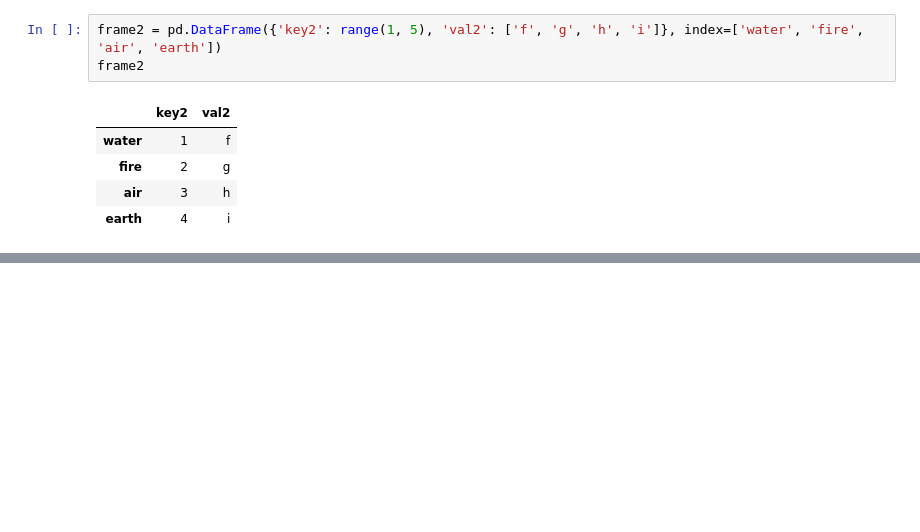
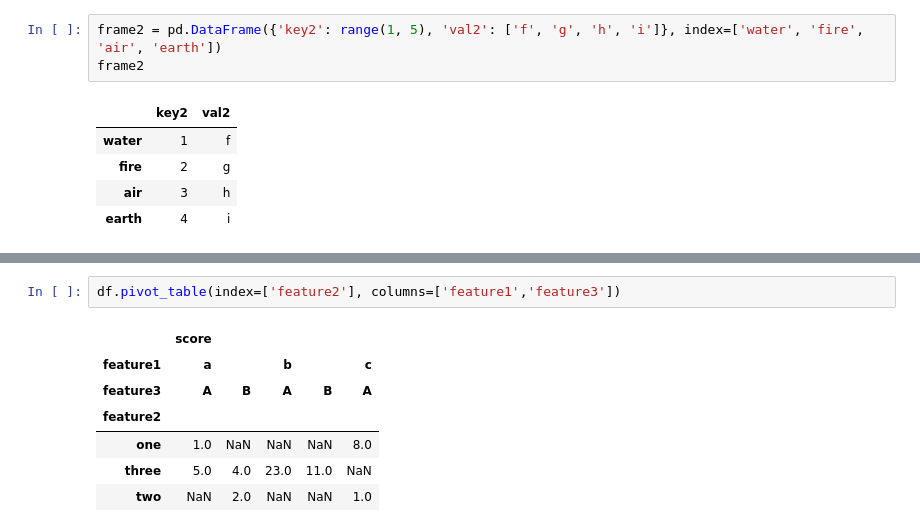
Before and after one commit to skeydan/data-science-with-python, a Jupyter notebook: notebooks/pandas.ipynb, the cells around one changed output, grey strips where cells are left out. Cells and saved outputs as stored; diff of their text form; blank space fills up the shorter version.

```diff
--- a/notebooks/pandas.ipynb
+++ b/notebooks/pandas.ipynb
@@ -408,0 +698,10 @@ pd.merge(frame1, frame2, left_on='key1', right_on='key2', how='inner')
+# %%
+df.pivot_table(index=['feature2'], columns=['feature1','feature3'])
+# %% [output]
+|  | score |  |  |  |  |
+| feature1 | a |  | b |  | c |
+| feature3 | A | B | A | B | A |
+| feature2 |  |  |  |  |  |
+| one | 1.0 | NaN | NaN | NaN | 8.0 |
+| three | 5.0 | 4.0 | 23.0 | 11.0 | NaN |
+| two | NaN | 2.0 | NaN | NaN | 1.0 |
```
Also changed, not shown: parts of 85 cells of this notebook.
